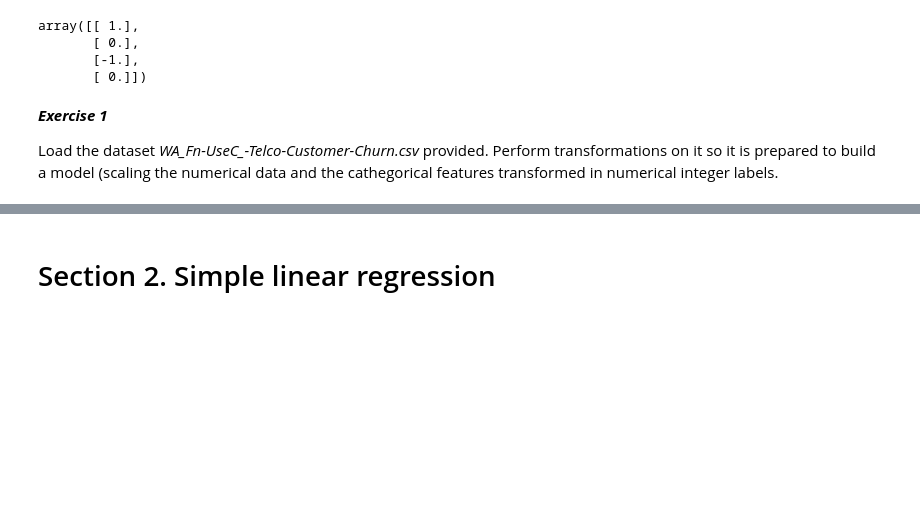
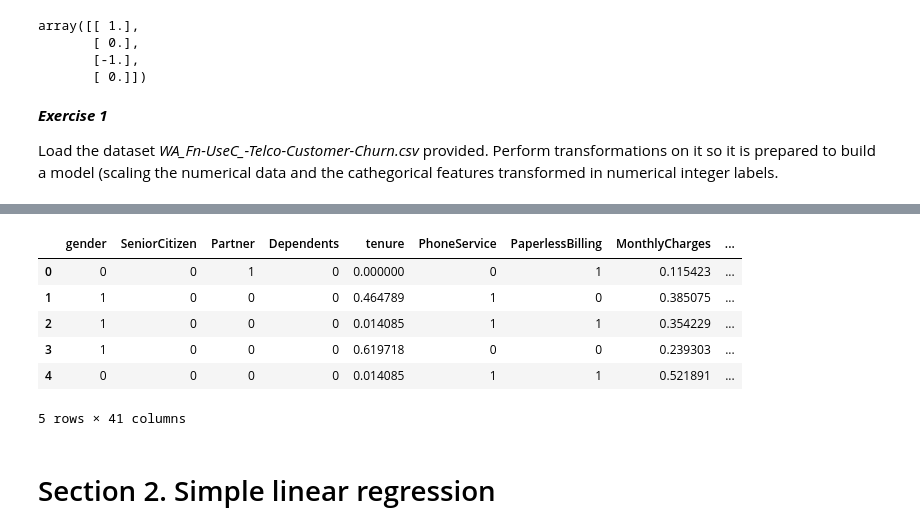
Before and after one commit to mihaicrisan04/UBB, a Jupyter notebook: Semester4/ai/a2/AI_lab2_2024.ipynb, the cells around one changed output, grey strips where cells are left out. Cells and saved outputs as stored; diff of their text form; code cells hidden in the pictures; blank space fills up the shorter version.

```diff
--- a/Semester4/ai/a2/AI_lab2_2024.ipynb
+++ b/Semester4/ai/a2/AI_lab2_2024.ipynb
@@ -211,0 +226,35 @@ Load the dataset *WA_Fn-UseC_-Telco-Customer-Churn.csv* provided. Perform transf
+# %%
+# Binary encoding for Yes/No columns
+from sklearn.preprocessing import LabelEncoder
+
+binary_cols = ['gender', 'Partner', 'Dependents', 'PhoneService', 'PaperlessBilling', 'Churn']
+le = LabelEncoder()
+
+for col in binary_cols:
+    df[col] = le.fit_transform(df[col])
+# %%
+# One-hot encoding for categorical columns
+categorical_columns = ['InternetService', 'Contract', 'PaymentMethod', 'MultipleLines',
+                      'OnlineSecurity', 'OnlineBackup', 'DeviceProtection',
+                      'TechSupport', 'StreamingTV', 'StreamingMovies']
+
+df = pd.get_dummies(df, columns=categorical_columns)
+# %%
+# Scale numerical columns using MinMaxScaler
+numerical_columns = ['tenure', 'MonthlyCharges', 'TotalCharges']
+scaler = MinMaxScaler()
+df[numerical_columns] = scaler.fit_transform(df[numerical_columns])
+
+# Alternatively, use StandardScaler if you prefer standardization
+# scaler = StandardScaler()
+# df[numerical_columns] = scaler.fit_transform(df[numerical_columns])
+# %%
+# Remove customerID column
+df = df.drop('customerID', axis=1)
+
+# Display first few rows of preprocessed data
+print("\nFirst 5 rows of preprocessed data:")
+print(df.head())
+
+# Display final shape
+print("\nFinal dataset shape:", df.shape)
@@ -212,3 +279,14 @@ Load the dataset *WA_Fn-UseC_-Telco-Customer-Churn.csv* provided. Perform transf
+# %%
+# Print preprocessing data
+df.head()
+# %% [output]
+|  | gender | SeniorCitizen | Partner | Dependents | tenure | PhoneService | PaperlessBilling | MonthlyCharges | ... |
+| 0 | 0 | 0 | 1 | 0 | 0.000000 | 0 | 1 | 0.115423 | ... |
+| 1 | 1 | 0 | 0 | 0 | 0.464789 | 1 | 0 | 0.385075 | ... |
+| 2 | 1 | 0 | 0 | 0 | 0.014085 | 1 | 1 | 0.354229 | ... |
+| 3 | 1 | 0 | 0 | 0 | 0.619718 | 0 | 0 | 0.239303 | ... |
+| 4 | 0 | 0 | 0 | 0 | 0.014085 | 1 | 1 | 0.521891 | ... |
+5 rows × 41 columns
 # %% [markdown]
 # Section 2. Simple linear regression
 # %% [markdown]
```
Also changed, not shown: parts of 5 cells of this notebook, 2 other files.
